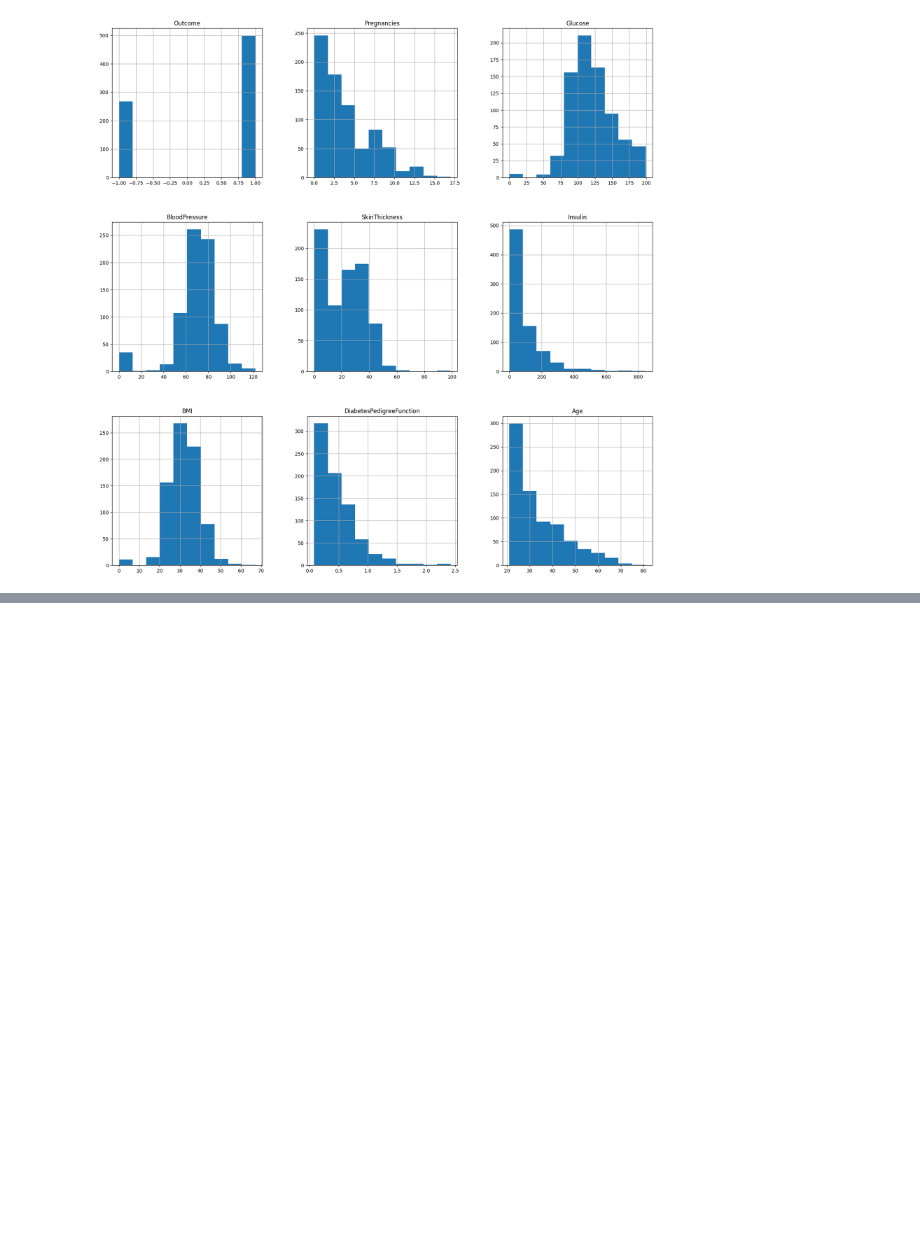
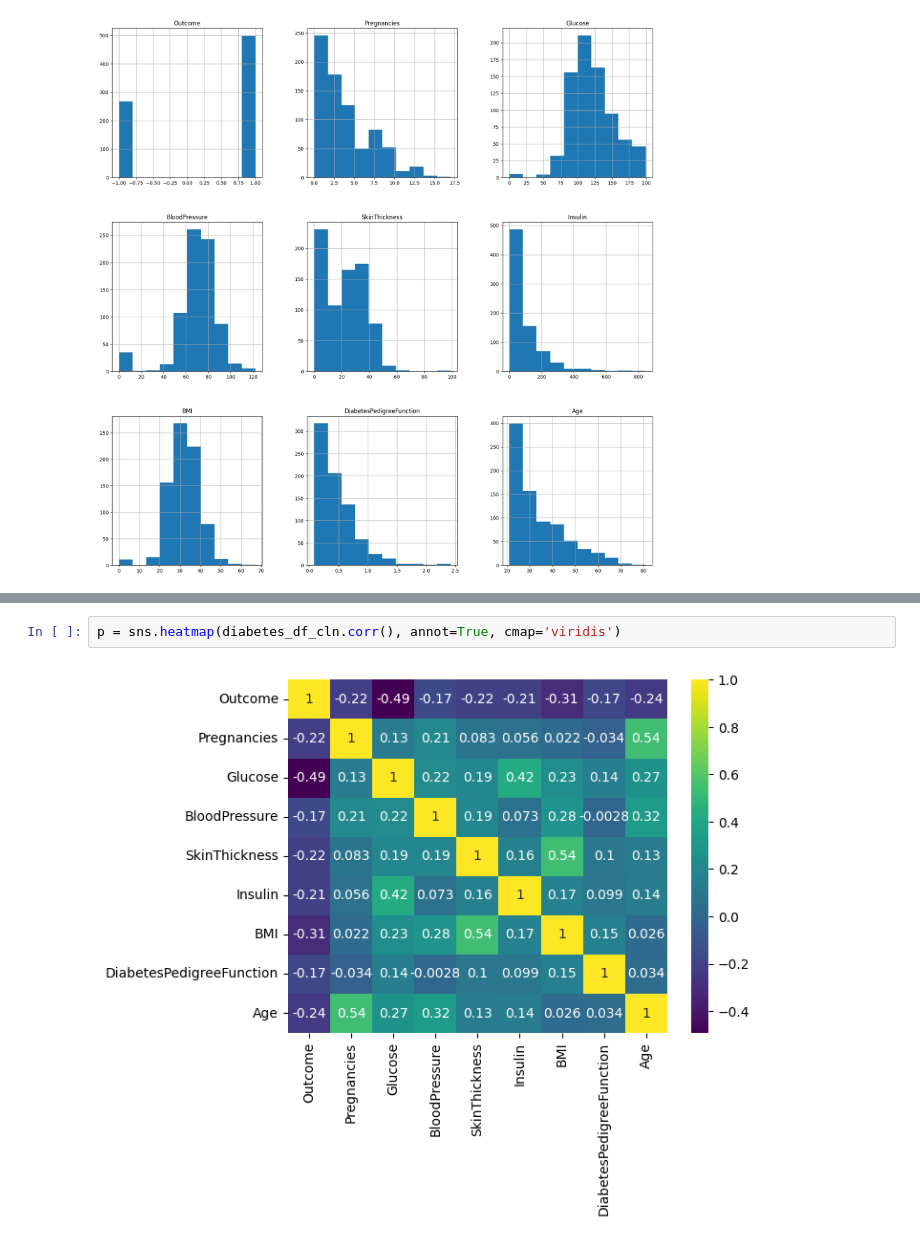
Before and after one commit to ifboelhasrin/DLF_A1, a Jupyter notebook: ass1.ipynb, the cells around one changed output, grey strips where cells are left out. Drawn from its saved outputs; the diff is of its cells as text; blank space fills up the shorter version.

```diff
--- a/ass1.ipynb
+++ b/ass1.ipynb
@@ -86,0 +166,4 @@ p = diabetes_df.hist(figsize = (20,20))
+# %%
+p = sns.heatmap(diabetes_df_cln.corr(), annot=True, cmap='viridis')
+# %% [output]
+[figure, added]
```
Also changed, not shown: parts of 7 cells of this notebook, 2 other files.
